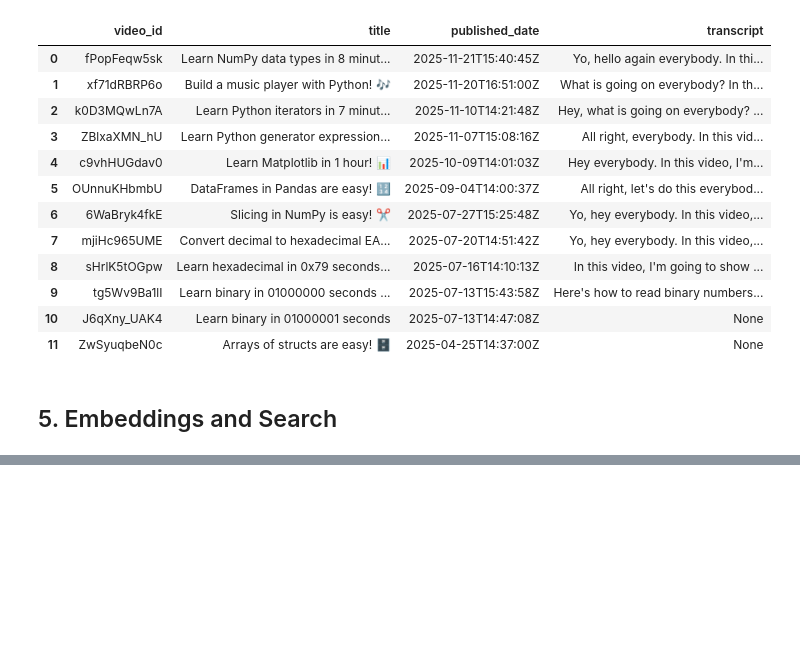
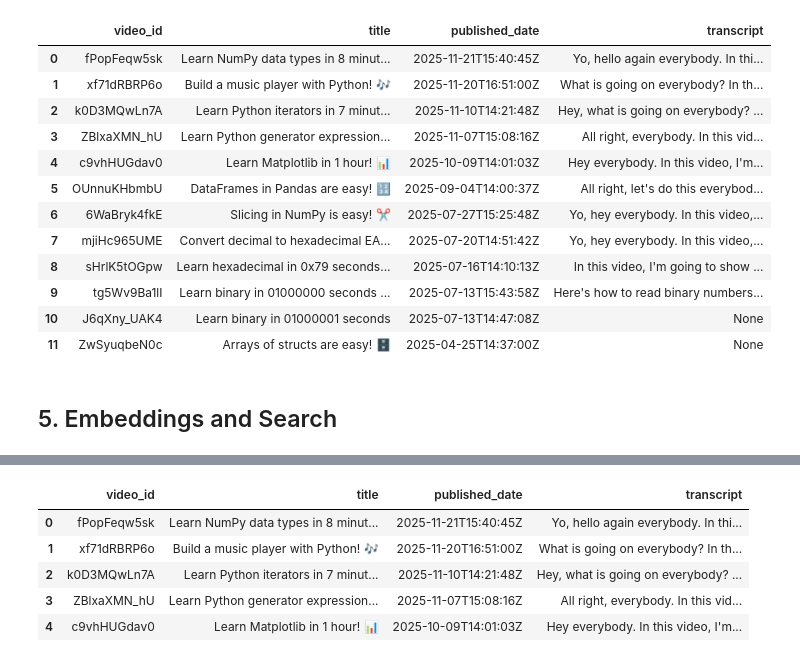
Before and after one commit to Joshika-Mentor/AI-Query-Tube, a Jupyter notebook: AI_Query_tube.ipynb, the cells around one changed output, grey strips where cells are left out. Drawn from its saved outputs; the diff is of its cells as text; code cells hidden in the pictures; blank space fills up the shorter version.

```diff
--- a/AI_Query_tube.ipynb
+++ b/AI_Query_tube.ipynb
@@ -238,0 +247,13 @@ display(results)
+# %%
+df = pd.read_csv("youtube_metadata.csv")
+
+df = df.dropna(subset=["transcript"]).reset_index(drop=True)
+
+df.head()
+# %% [output]
+|  | video_id | title | published_date | transcript |
+| 0 | fPopFeqw5sk | Learn NumPy data types in 8 minut... | 2025-11-21T15:40:45Z | Yo, hello again everybody. In thi... |
+| 1 | xf71dRBRP6o | Build a music player with Python! 🎶 | 2025-11-20T16:51:00Z | What is going on everybody? In th... |
+| 2 | k0D3MQwLn7A | Learn Python iterators in 7 minut... | 2025-11-10T14:21:48Z | Hey, what is going on everybody? ... |
+| 3 | ZBlxaXMN_hU | Learn Python generator expression... | 2025-11-07T15:08:16Z | All right, everybody. In this vid... |
+| 4 | c9vhHUGdav0 | Learn Matplotlib in 1 hour! 📊 | 2025-10-09T14:01:03Z | Hey everybody. In this video, I'm... |
```
Also changed, not shown: parts of 14 cells of this notebook, 1 other file.
